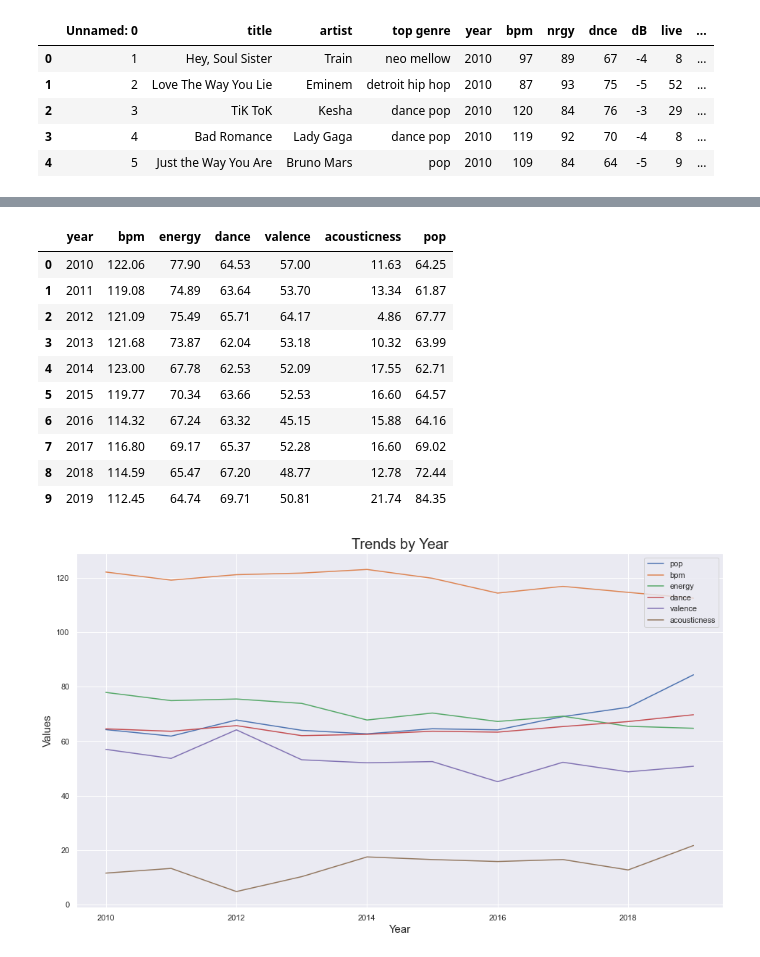
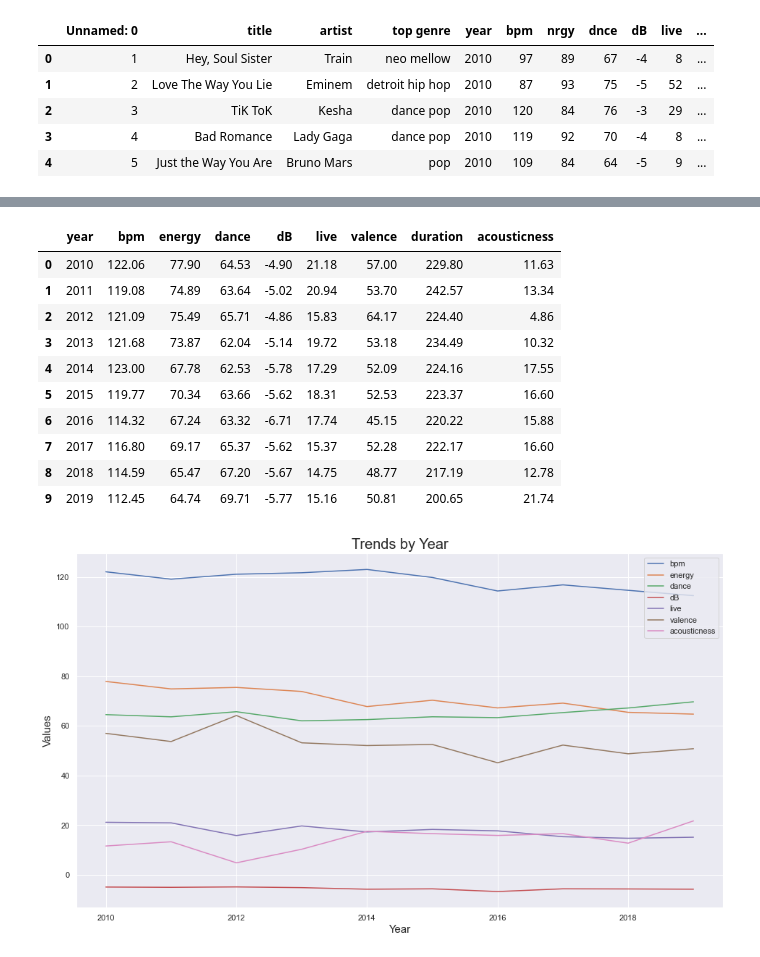
Before and after one commit to cveras33/project-1-group-6, a Jupyter notebook: Python Files/Song Trends Over The Decade.ipynb, the cells around one changed output, grey strips where cells are left out. Cells and saved outputs as stored; diff of their text form; code cells hidden in the pictures.

Commit message:
Updating attributes visualized v1

```diff
--- a/Python Files/Song Trends Over The Decade.ipynb
+++ b/Python Files/Song Trends Over The Decade.ipynb
@@ -20,9 +20,9 @@ top_songs_file.head()
 | 3 | 4 | Bad Romance | Lady Gaga | dance pop | 2010 | 119 | 92 | 70 | -4 | 8 | ... |
 | 4 | 5 | Just the Way You Are | Bruno Mars | pop | 2010 | 109 | 84 | 64 | -5 | 9 | ... |
 # %%
-top_songs_file2 = top_songs_file
+top_songs_file3 = top_songs_file
 # %%
 #dropping the columns i dont need
-top_songs_file2.drop(["Unnamed: 0", "dB", "dur", "live", "spch"], axis=1, inplace=True)
-top_songs_file2.head()
+top_songs_file3.drop(["Unnamed: 0", "pop", "spch"], axis=1, inplace=True)
+top_songs_file3.head()
 # %% [output]
@@ -35,8 +35,9 @@ top_songs_file2.head()
 # %%
 #renaming columns
-top_songs_file2 = top_songs_file2.rename(columns = {"nrgy": "energy",
+top_songs_file3 = top_songs_file3.rename(columns = {"nrgy": "energy",
                                                    "dnce": "dance",
                                                    "val": "valence",
+                                                    "dur": "duration",
                                                    "acous": "acousticness"})
-top_songs_file2.head()
+top_songs_file3.head()
 # %% [output]
@@ -49,42 +50,44 @@ top_songs_file2.head()
 # %%
 #organizing the data to prepare for visual, getting the mean of eah attribute and grouping by year
-trends_by_year = top_songs_file2[["year", "bpm", "energy", "dance", "valence", "acousticness", "pop"]
+trends_by_year = top_songs_file3[["year", "bpm", "energy", "dance", "dB", "live", "valence",  "duration", "acousticness"]
                                 ].groupby("year").mean().sort_values(by="year").reset_index()
 
 trends_by_year.round(decimals=2)
 # %% [output]
-|  | year | bpm | energy | dance | valence | acousticness | pop |
-| 0 | 2010 | 122.06 | 77.90 | 64.53 | 57.00 | 11.63 | 64.25 |
-| 1 | 2011 | 119.08 | 74.89 | 63.64 | 53.70 | 13.34 | 61.87 |
-| 2 | 2012 | 121.09 | 75.49 | 65.71 | 64.17 | 4.86 | 67.77 |
-| 3 | 2013 | 121.68 | 73.87 | 62.04 | 53.18 | 10.32 | 63.99 |
-| 4 | 2014 | 123.00 | 67.78 | 62.53 | 52.09 | 17.55 | 62.71 |
-| 5 | 2015 | 119.77 | 70.34 | 63.66 | 52.53 | 16.60 | 64.57 |
-| 6 | 2016 | 114.32 | 67.24 | 63.32 | 45.15 | 15.88 | 64.16 |
-| 7 | 2017 | 116.80 | 69.17 | 65.37 | 52.28 | 16.60 | 69.02 |
-| 8 | 2018 | 114.59 | 65.47 | 67.20 | 48.77 | 12.78 | 72.44 |
-| 9 | 2019 | 112.45 | 64.74 | 69.71 | 50.81 | 21.74 | 84.35 |
+|  | year | bpm | energy | dance | dB | live | valence | duration | acousticness |
+| 0 | 2010 | 122.06 | 77.90 | 64.53 | -4.90 | 21.18 | 57.00 | 229.80 | 11.63 |
+| 1 | 2011 | 119.08 | 74.89 | 63.64 | -5.02 | 20.94 | 53.70 | 242.57 | 13.34 |
+| 2 | 2012 | 121.09 | 75.49 | 65.71 | -4.86 | 15.83 | 64.17 | 224.40 | 4.86 |
+| 3 | 2013 | 121.68 | 73.87 | 62.04 | -5.14 | 19.72 | 53.18 | 234.49 | 10.32 |
+| 4 | 2014 | 123.00 | 67.78 | 62.53 | -5.78 | 17.29 | 52.09 | 224.16 | 17.55 |
+| 5 | 2015 | 119.77 | 70.34 | 63.66 | -5.62 | 18.31 | 52.53 | 223.37 | 16.60 |
+| 6 | 2016 | 114.32 | 67.24 | 63.32 | -6.71 | 17.74 | 45.15 | 220.22 | 15.88 |
+| 7 | 2017 | 116.80 | 69.17 | 65.37 | -5.62 | 15.37 | 52.28 | 222.17 | 16.60 |
+| 8 | 2018 | 114.59 | 65.47 | 67.20 | -5.67 | 14.75 | 48.77 | 217.19 | 12.78 |
+| 9 | 2019 | 112.45 | 64.74 | 69.71 | -5.77 | 15.16 | 50.81 | 200.65 | 21.74 |
 # %%
 plt.figure (figsize=(16,9))
 sns.set(style="darkgrid")
 
-attributes = ["pop", "bpm", "energy", "dance", "valence", "acousticness"]
+attributes = ["bpm", "energy", "dance", "dB", "live", "valence", "acousticness"]
 # year = ["2010", "2011", "2012", "2013", "2014", "2015", "2016", "2017", "2018", "2019"]
 
 
-sns.lineplot(x= "year", y= "pop", data= trends_by_year)
 sns.lineplot(x= "year", y= "bpm", data= trends_by_year)
 sns.lineplot(x= "year", y= "energy", data= trends_by_year)
 sns.lineplot(x= "year", y= "dance", data= trends_by_year)
+sns.lineplot(x= "year", y= "dB", data= trends_by_year)
+sns.lineplot(x= "year", y= "live", data= trends_by_year)
 sns.lineplot(x= "year", y= "valence", data= trends_by_year)
+# sns.lineplot(x= "year", y= "duration", data= trends_by_year)
 sns.lineplot(x= "year", y= "acousticness", data= trends_by_year)
 
 plt.title("Trends by Year", fontsize= 20)
 plt.xlabel("Year", fontsize= 15)
 plt.ylabel("Values", fontsize= 15)
 plt.legend(attributes)
 
-plt.savefig("../Resources/trends_by_year.png")
+plt.savefig("../Output Data/trends_by_year.png")
 plt.show()
 # %% [output]
-[figure, old version]
+[figure, new version]
```
Also changed, not shown: parts of 2 cells of this notebook, 1 other file.
